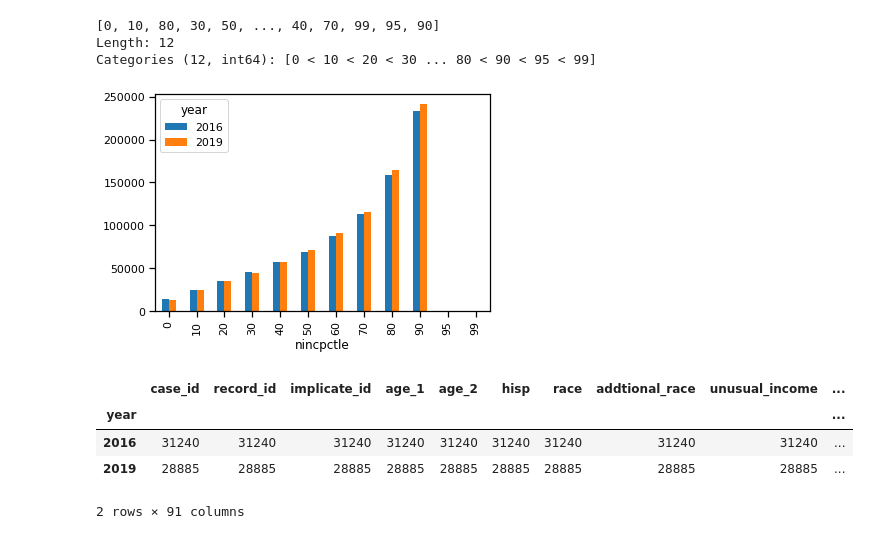
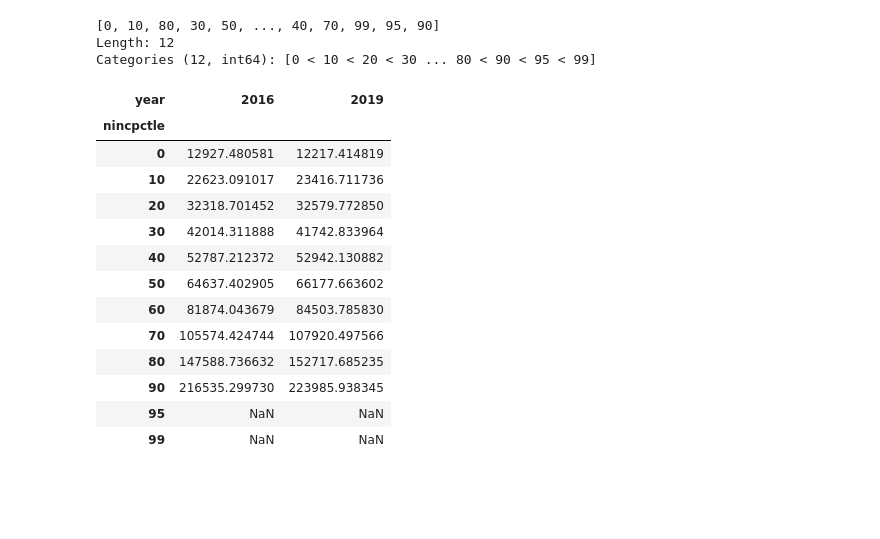
Before and after one commit to metatab-packages/federalreserve.gov-consumer_finances-2016-inherit, a Jupyter notebook: notebooks/Extract.ipynb, the cells around one changed output. Saved outputs shown, nothing was run; the diff lists cells and outputs as text; code cells hidden in the pictures; blank space fills up the shorter version.

```diff
--- a/notebooks/Extract.ipynb
+++ b/notebooks/Extract.ipynb
@@ -347,14 +384,19 @@ df.nincpctle.unique()
 Length: 12
 Categories (12, int64): [0 < 10 < 20 < 30 ... 80 < 90 < 95 < 99]
 # %%
-df[df.nincpctle<95].groupby(['nincpctle','year']).norminc.median().unstack().plot.bar();
+df[df.nincpctle<95].groupby(['nincpctle','year']).norminc.median().unstack()
 # %% [output]
-[figure, removed]
+| year | 2016 | 2019 |
+| nincpctle |  |  |
+| 0 | 12927.480581 | 12217.414819 |
+| 10 | 22623.091017 | 23416.711736 |
+| 20 | 32318.701452 | 32579.772850 |
+| 30 | 42014.311888 | 41742.833964 |
+| 40 | 52787.212372 | 52942.130882 |
+| 50 | 64637.402905 | 66177.663602 |
+| 60 | 81874.043679 | 84503.785830 |
+| 70 | 105574.424744 | 107920.497566 |
+| 80 | 147588.736632 | 152717.685235 |
+| 90 | 216535.299730 | 223985.938345 |
+| 95 | NaN | NaN |
+| 99 | NaN | NaN |
-# %%
-df.groupby('year').count()
-# %% [output]
-|  | case_id | record_id | implicate_id | age_1 | age_2 | hisp | race | addtional_race | unusual_income | ... |
-| year |  |  |  |  |  |  |  |  |  | ... |
-| 2016 | 31240 | 31240 | 31240 | 31240 | 31240 | 31240 | 31240 | 31240 | 31240 | ... |
-| 2019 | 28885 | 28885 | 28885 | 28885 | 28885 | 28885 | 28885 | 28885 | 28885 | ... |
-2 rows × 91 columns
```
Also changed, not shown: parts of 16 cells of this notebook, 3 other files.
